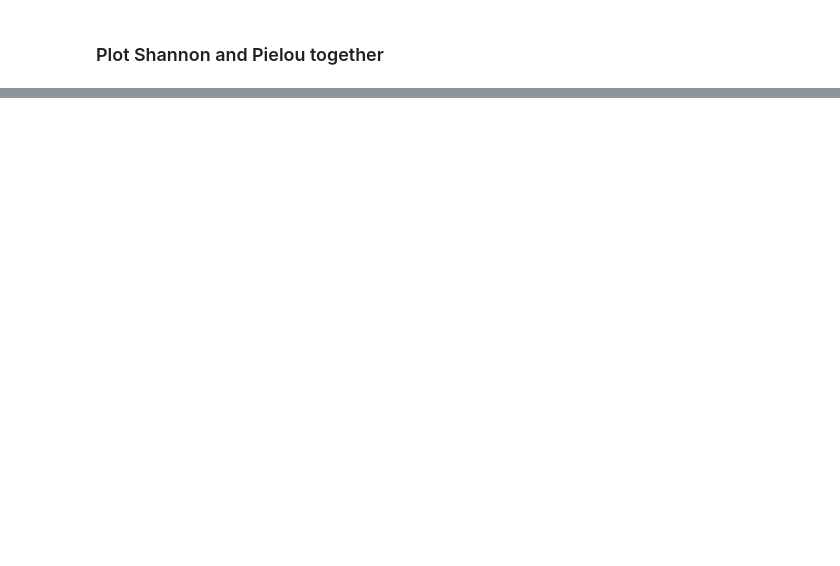
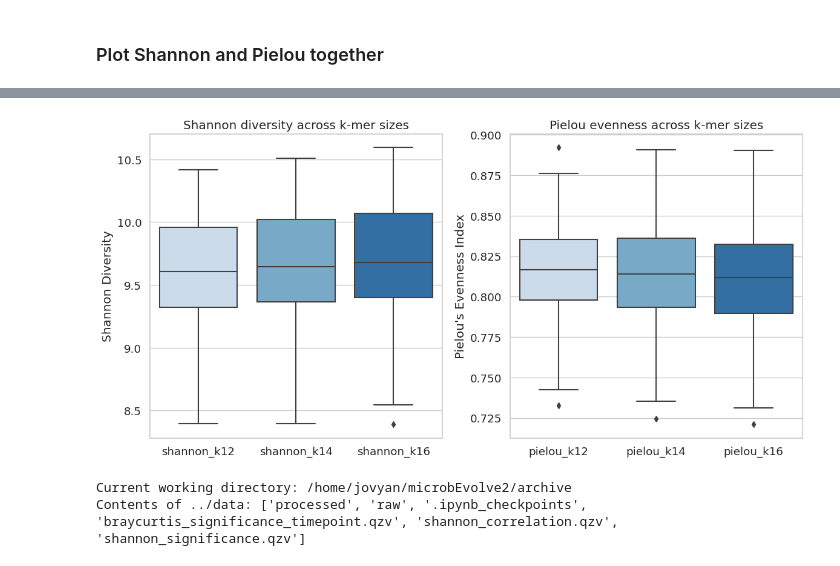
Before and after one commit to Emelie23/microbEvolve2, a Jupyter notebook: archive/kmer_comparison.ipynb, the cells around one changed output, grey strips where cells are left out. Drawn from its saved outputs; the diff is of its cells as text; code cells hidden in the pictures; blank space fills up the shorter version.

Commit message:
adaption notebooks, loading visualizations

```diff
--- a/archive/kmer_comparison.ipynb
+++ b/archive/kmer_comparison.ipynb
@@ -118,0 +121,62 @@ plt.show()
+# %%
+import pandas as pd
+import matplotlib.pyplot as plt
+import seaborn as sns
+import os
+
+data_dir = "../data/raw"
+
+# Read Shannon diversity
+shannon12 = pd.read_csv(f"{data_dir}/shannon_12/alpha-diversity.tsv", sep="\t")
+shannon14 = pd.read_csv(f"{data_dir}/shannon_14/alpha-diversity.tsv", sep="\t")
+shannon16 = pd.read_csv(f"{data_dir}/shannon_16/alpha-diversity.tsv", sep="\t")
+
+shannon12.rename(columns={"Unnamed: 0": "SampleID", "shannon_entropy": "shannon_k12"}, inplace=True)
+shannon14.rename(columns={"Unnamed: 0": "SampleID", "shannon_entropy": "shannon_k14"}, inplace=True)
+shannon16.rename(columns={"Unnamed: 0": "SampleID", "shannon_entropy": "shannon_k16"}, inplace=True)
+
+merged_shannon = shannon12.merge(shannon14, on="SampleID").merge(shannon16, on="SampleID")
+
+# Read Pielou evenness
+pielou12 = pd.read_csv(f"{data_dir}/pielou_12/alpha-diversity.tsv", sep="\t")
+pielou14 = pd.read_csv(f"{data_dir}/pielou_14/alpha-diversity.tsv", sep="\t")
+pielou16 = pd.read_csv(f"{data_dir}/pielou_16/alpha-diversity.tsv", sep="\t")
+
+pielou12.rename(columns={"Unnamed: 0": "SampleID", "pielou_evenness": "pielou_k12"}, inplace=True)
+pielou14.rename(columns={"Unnamed: 0": "SampleID", "pielou_evenness": "pielou_k14"}, inplace=True)
+pielou16.rename(columns={"Unnamed: 0": "SampleID", "pielou_evenness": "pielou_k16"}, inplace=True)
+
+merged_pielou = pielou12.merge(pielou14, on="SampleID").merge(pielou16, on="SampleID")
+
+# Visualization
+sns.set(style="whitegrid", context="notebook", font_scale=1.2)
+
+fig, axes = plt.subplots(1, 2, figsize=(12, 6))
+
+sns.boxplot(data=merged_shannon[["shannon_k12","shannon_k14","shannon_k16"]],
+            ax=axes[0], palette="Blues")
+axes[0].set_ylabel("Shannon Diversity")
+axes[0].set_title("Shannon diversity across k-mer sizes")
+
+sns.boxplot(data=merged_pielou[["pielou_k12","pielou_k14","pielou_k16"]],
+            ax=axes[1], palette="Blues")
+axes[1].set_ylabel("Pielou's Evenness Index")
+axes[1].set_title("Pielou evenness across k-mer sizes")
+
+plt.tight_layout()
+
+# Ensure save directory exists
+os.makedirs("/home/jovyan/microbEvolve2/data/processed", exist_ok=True)
+plt.savefig("/home/jovyan/microbEvolve2/data/processed/figure_diversity_comparison.png", dpi=300)
+
+plt.show()
+# %% [output]
+[figure, added]
+# %%
+import os
+
+print("Current working directory:", os.getcwd())
+print("Contents of ../data:", os.listdir("../data"))
+# %% [output]
+Current working directory: /home/jovyan/microbEvolve2/archive
+Contents of ../data: ['processed', 'raw', '.ipynb_checkpoints', 'braycurtis_significance_timepoint.qzv', 'shannon_correlation.qzv', 'shannon_significance.qzv']
```
Also changed, not shown: parts of 4 cells of this notebook, 3 other files.
